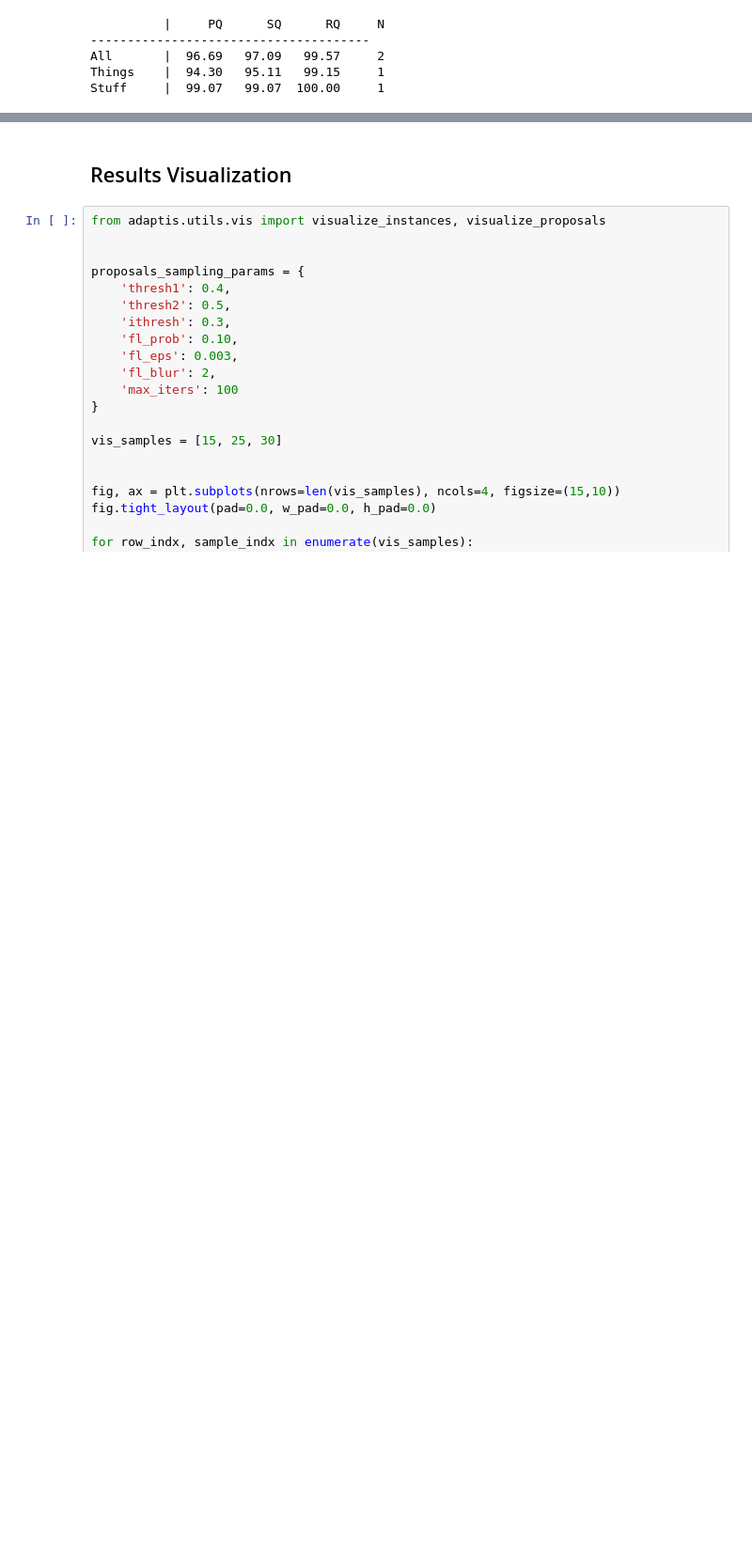
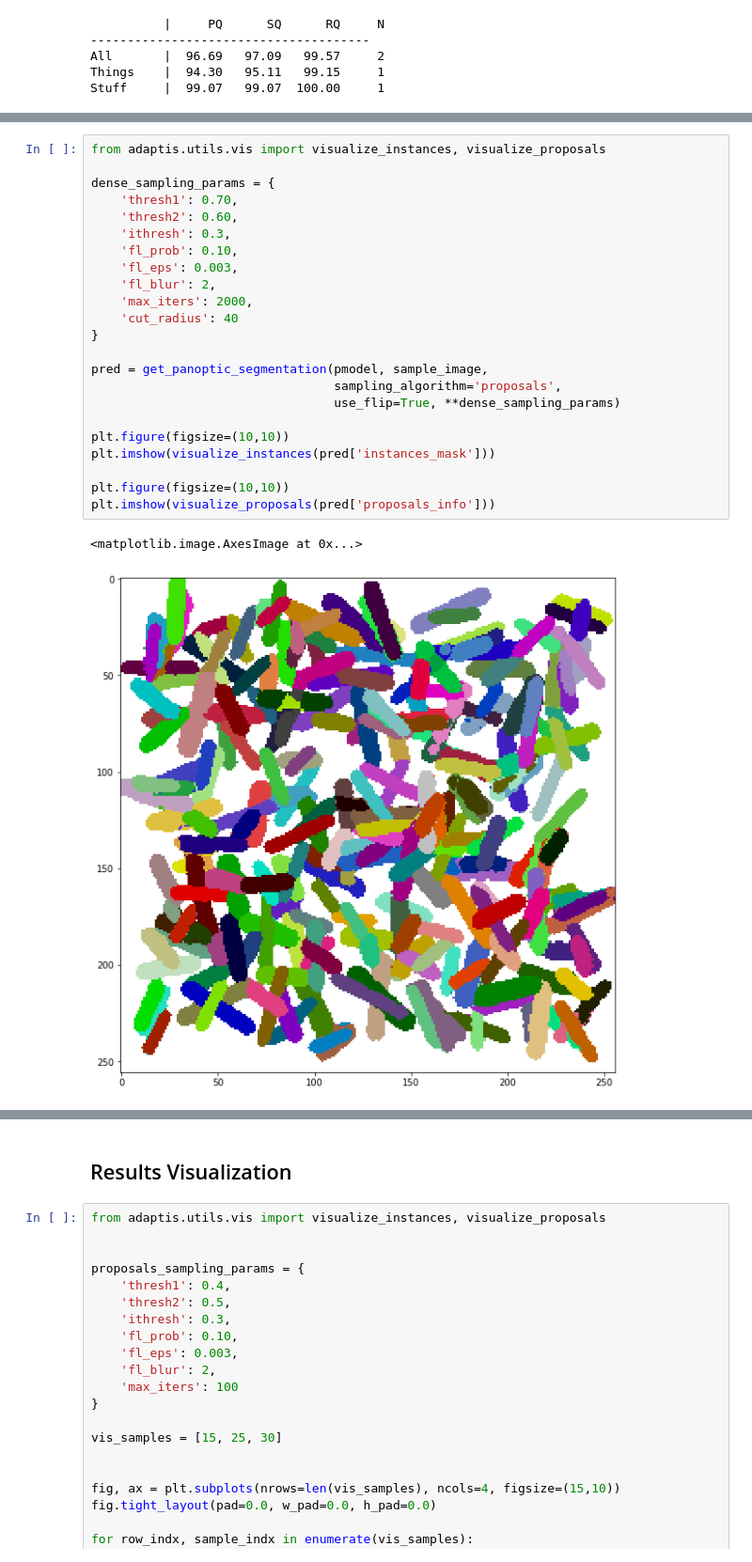
Before and after one commit to SamsungLabs/adaptis, a Jupyter notebook: notebooks/test_toy_model.ipynb, the cells around one changed output, grey strips where cells are left out. Shown at 94% size. Drawn from its saved outputs; the diff is of its cells as text; blank space fills up the shorter version.

```diff
--- a/notebooks/test_toy_model.ipynb
+++ b/notebooks/test_toy_model.ipynb
@@ -101,0 +112,26 @@ Stuff     |  99.07   99.07  100.00     1
+# %%
+from adaptis.utils.vis import visualize_instances, visualize_proposals
+
+dense_sampling_params = {
+    'thresh1': 0.70,
+    'thresh2': 0.60,
+    'ithresh': 0.3,
+    'fl_prob': 0.10,
+    'fl_eps': 0.003,
+    'fl_blur': 2,
+    'max_iters': 2000,
+    'cut_radius': 40
+}
+
+pred = get_panoptic_segmentation(pmodel, sample_image,
+                                 sampling_algorithm='proposals',
+                                 use_flip=True, **dense_sampling_params)
+
+plt.figure(figsize=(10,10))
+plt.imshow(visualize_instances(pred['instances_mask']))
+
+plt.figure(figsize=(10,10))
+plt.imshow(visualize_proposals(pred['proposals_info']))
+# %% [output]
+<matplotlib.image.AxesImage at 0x...>
+[figure, added]
```
Also changed, not shown: parts of 6 cells of this notebook, 6 other files.
